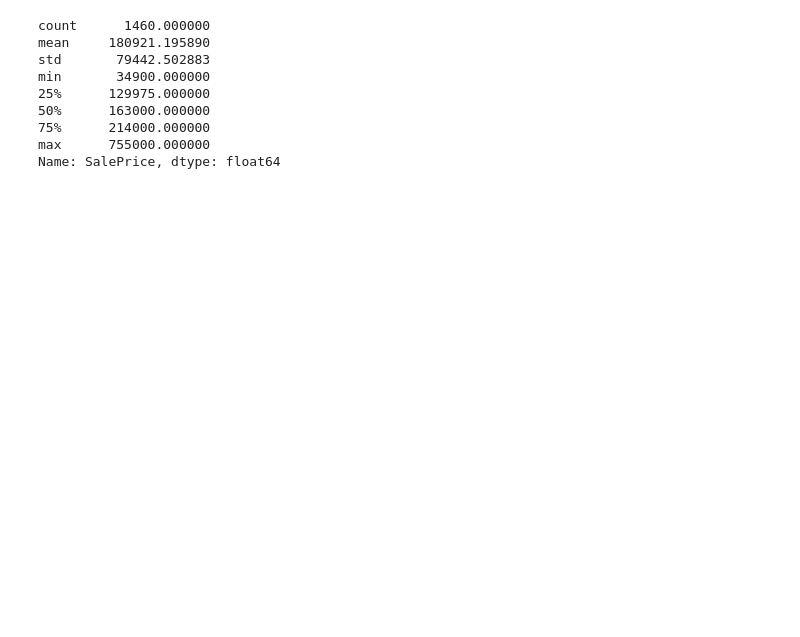
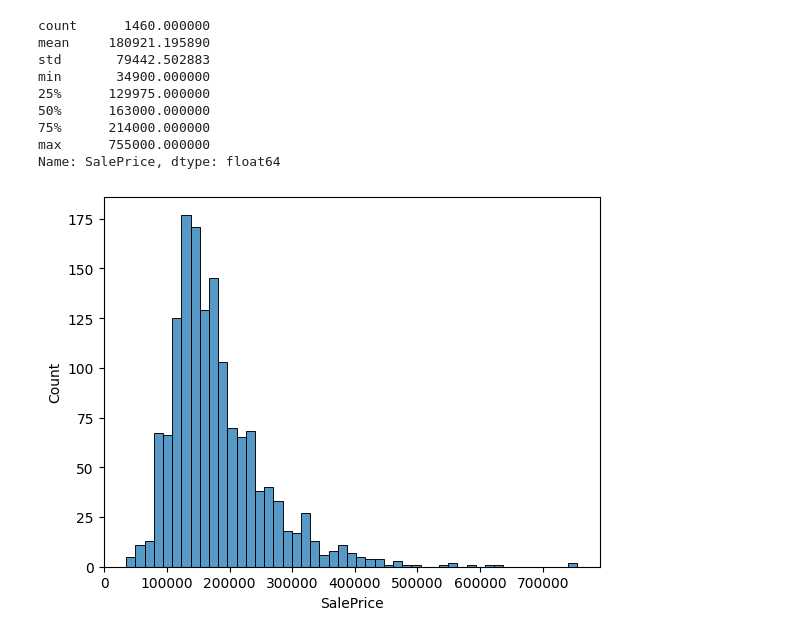
Before and after one commit to bigyan08/House_price_prediction, a Jupyter notebook: price_prediciton.ipynb, the cells around one changed output. Cells and saved outputs as stored; diff of their text form; code cells hidden in the pictures; blank space fills up the shorter version.

```diff
--- a/price_prediciton.ipynb
+++ b/price_prediciton.ipynb
@@ -32,3 +38,8 @@ min       34900.000000
 75%      214000.000000
 max      755000.000000
 Name: SalePrice, dtype: float64
+# %%
+sns.histplot(data=df_train,x="SalePrice")
+plt.show()
+# %% [output]
+[figure, added]
```
Also changed, not shown: parts of 3 cells of this notebook.
